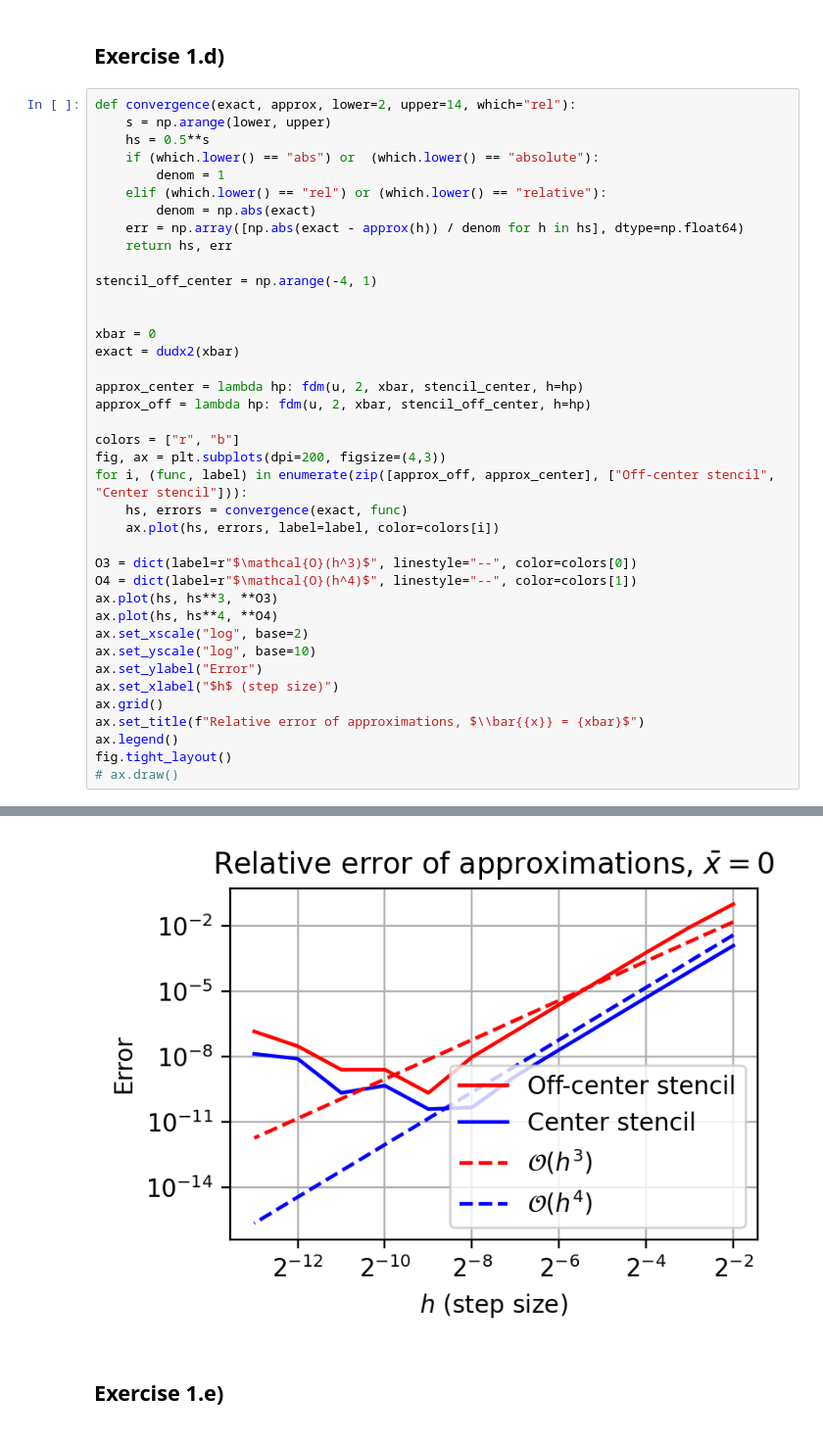
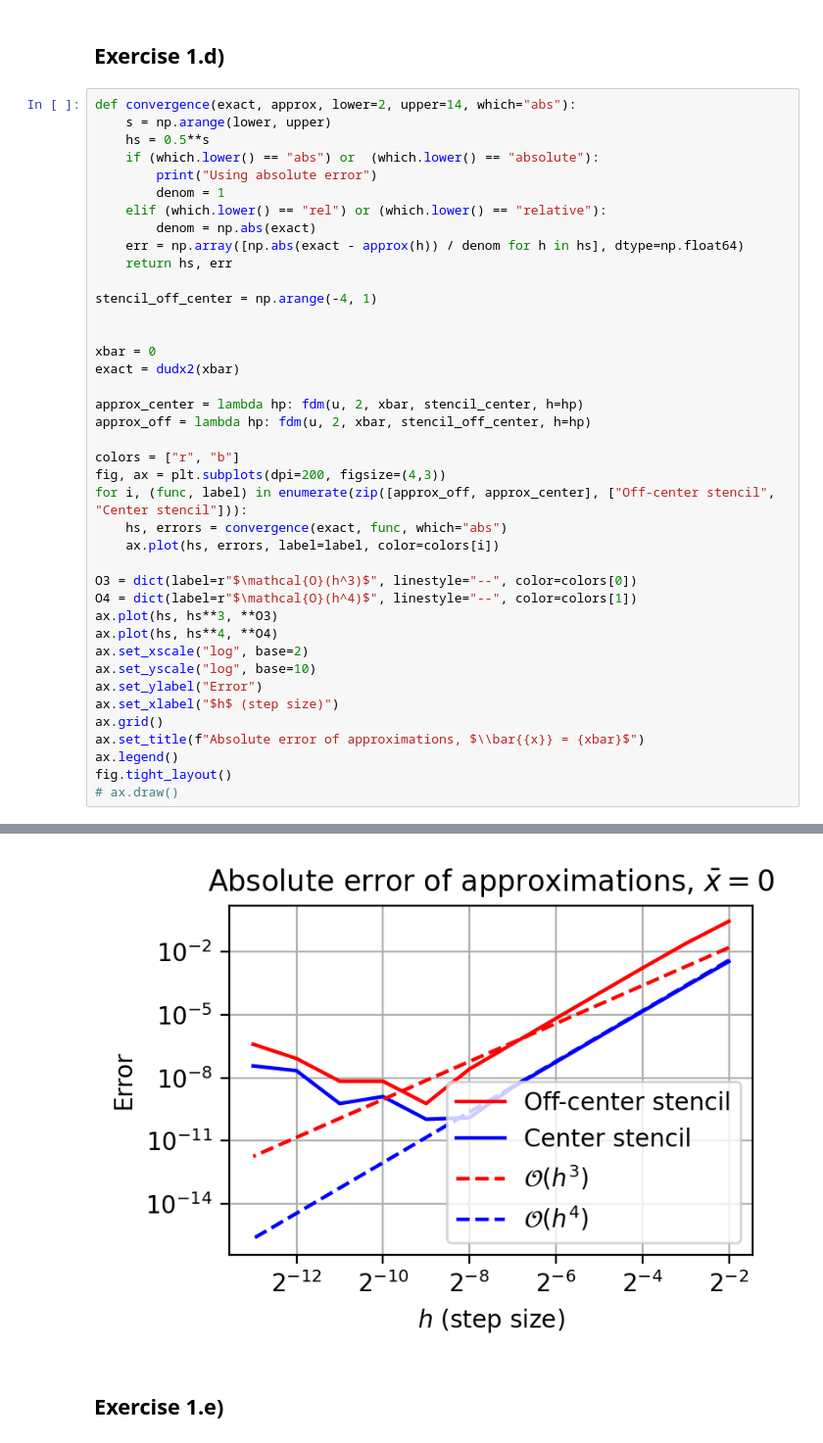
Before and after one commit to BastianValhoj/02687, a Jupyter notebook: assignment1/exercise1.ipynb, the cells around one changed output, grey strips where cells are left out. Shown at 98% size. Drawn from its saved outputs; the diff is of its cells as text.

```diff
--- a/assignment1/exercise1.ipynb
+++ b/assignment1/exercise1.ipynb
@@ -169,10 +169,11 @@ print(err)
 # %% [markdown]
 ## Exercise 1.d)
 # %%
-def convergence(exact, approx, lower=2, upper=14, which="rel"):
+def convergence(exact, approx, lower=2, upper=14, which="abs"):
     s = np.arange(lower, upper)
     hs = 0.5**s
     if (which.lower() == "abs") or  (which.lower() == "absolute"):
+        print("Using absolute error")
         denom = 1
     elif (which.lower() == "rel") or (which.lower() == "relative"):
         denom = np.abs(exact)
@@ -191,7 +192,7 @@ approx_off = lambda hp: fdm(u, 2, xbar, stencil_off_center, h=hp)
 colors = ["r", "b"]
 fig, ax = plt.subplots(dpi=200, figsize=(4,3))
 for i, (func, label) in enumerate(zip([approx_off, approx_center], ["Off-center stencil", "Center stencil"])):
-    hs, errors = convergence(exact, func)
+    hs, errors = convergence(exact, func, which="abs")
     ax.plot(hs, errors, label=label, color=colors[i])
 
 O3 = dict(label=r"$\mathcal{O}(h^3)$", linestyle="--", color=colors[0])
@@ -203,7 +204,7 @@ ax.set_yscale("log", base=10)
 ax.set_ylabel("Error")
 ax.set_xlabel("$h$ (step size)")
 ax.grid()
-ax.set_title(f"Relative error of approximations, $\\bar{{x}} = {xbar}$")
+ax.set_title(f"Absolute error of approximations, $\\bar{{x}} = {xbar}$")
 ax.legend()
 fig.tight_layout()
 # ax.draw()
@@ -211,4 +214,4 @@ fig.tight_layout()
-[figure, old version]
+[figure, new version]
 # %% [markdown]
 ## Exercise 1.e)
 # %%
```
Also changed, not shown: parts of 2 cells of this notebook.
